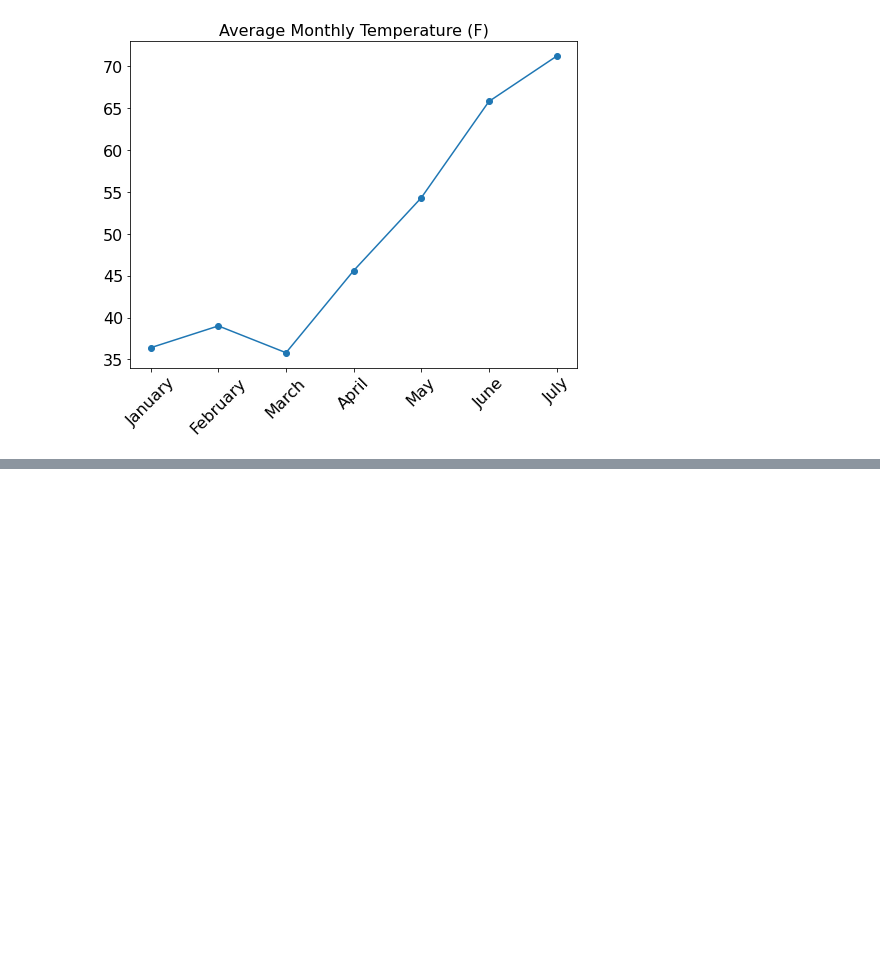
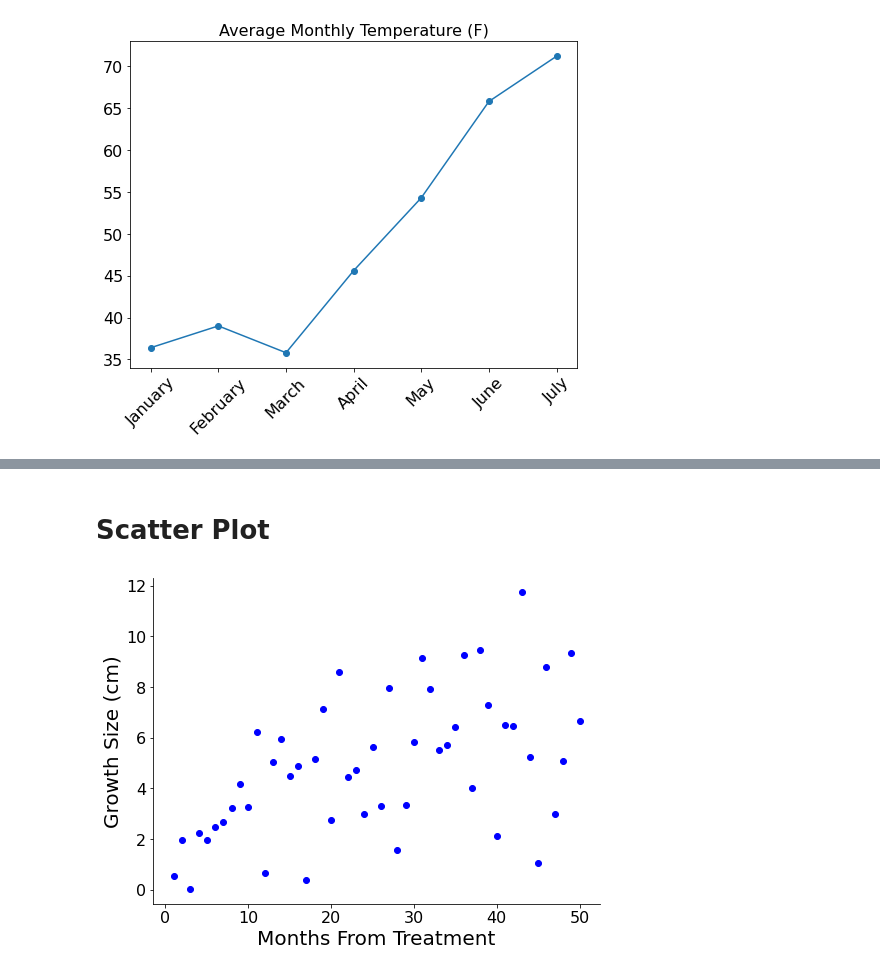
Before and after one commit to joshfuchs/DataScience_projects, a Jupyter notebook: figure_examples.ipynb, the cells around one changed output, grey strips where cells are left out. Cells and saved outputs as stored; diff of their text form; code cells hidden in the pictures; blank space fills up the shorter version.

```diff
--- a/figure_examples.ipynb
+++ b/figure_examples.ipynb
@@ -284,0 +308,19 @@ Text(0.5, 1.0, 'Average Monthly Temperature (F)')
+# %% [markdown]
+# Scatter Plot
+# %%
+scatter_x = np.linspace(1,50,num=50,endpoint=True)
+scatter_y = np.sqrt(scatter_x) * np.random.normal(1.0,0.5,50)
+
+plt.figure(figsize=(8,6))
+
+plt.plot(scatter_x,np.abs(scatter_y),'bo',color='blue')
+plt.xlabel("Months From Treatment", fontsize=20)
+plt.ylabel("Growth Size (cm)",fontsize=20)
+plt.xticks(fontsize=16)
+plt.yticks(fontsize=16)
+
+ax = plt.gca()
+ax.axes.spines['right'].set_visible(False)
+ax.axes.spines['top'].set_visible(False)
+# %% [output]
+[figure, added]
```
Also changed, not shown: parts of 2 cells of this notebook.
